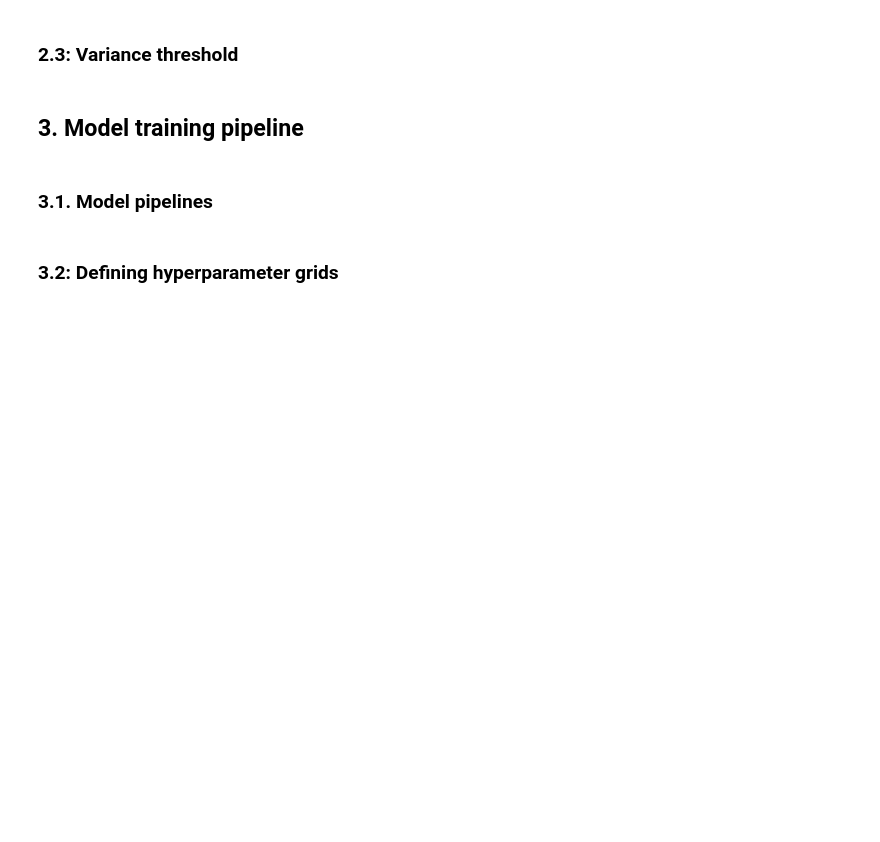
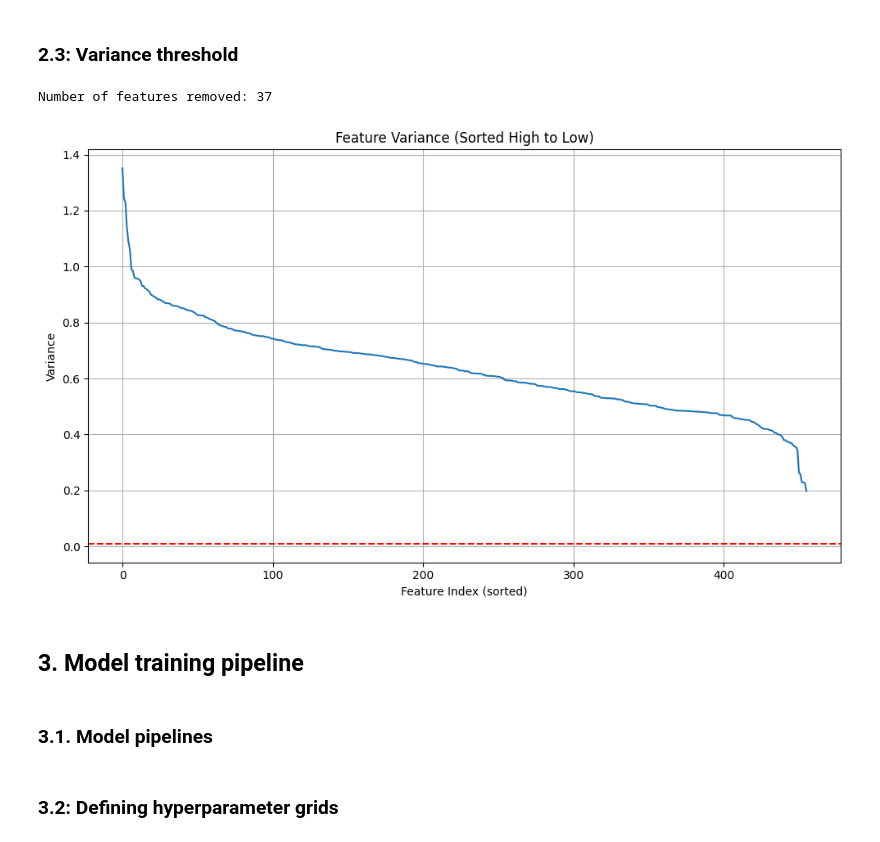
Before and after one commit to Roberto-TM/TM10007_ML_Project_group3, a Jupyter notebook: assignment.ipynb, the cells around one changed output. Drawn from its saved outputs; the diff is of its cells as text; code cells hidden in the pictures; blank space fills up the shorter version.

```diff
--- a/assignment.ipynb
+++ b/assignment.ipynb
@@ -215,18 +211,34 @@ plt.show()
 # %% [markdown]
 ### 2.3: Variance threshold
 # %%
-# # Step 2: Remove features with low variance
-# var_threshold = 0.25
-# selector = VarianceThreshold(threshold=var_threshold)
+var_threshold = 0.01
+selector = VarianceThreshold(threshold=var_threshold)
 
-# X_train_reduced = selector.fit_transform(X_scaled)
-# X_test_reduced = selector.transform(X_test)
+X_train_reduced = selector.fit_transform(X_scaled)
+X_test_reduced = selector.transform(X_test)
 
-# selected_features = X.columns[selector.get_support()]
+selected_features = X.columns[selector.get_support()]
 
-# X_train_reduced_df = pd.DataFrame(X_train_reduced, columns=selected_features)
-# X_test_reduced_df = pd.DataFrame(X_test_reduced, columns=selected_features)
+X_train_reduced_df = pd.DataFrame(X_train_reduced, columns=selected_features)
+X_test_reduced_df = pd.DataFrame(X_test_reduced, columns=selected_features)
 
-# n_selected_features = X_train_reduced_df.shape[1]
-# n_removed_features = n_features - n_selected_features
-# print(f"Number of features removed: {n_removed_features}")
+n_selected_features = X_train_reduced_df.shape[1]
+n_removed_features = n_features - n_selected_features
+print(f"Number of features removed: {n_removed_features}")
+
+variances = X_train_reduced_df.var()  # Get variance of each column
+variances_sorted = variances.sort_values(ascending=False)
+
+# Plot
+plt.figure(figsize=(10, 6))
+plt.plot(variances_sorted.values)
+plt.axhline(y=var_threshold, color='red', linestyle='--')
+plt.ylabel('Variance')
+plt.xlabel('Feature Index (sorted)')
+plt.title('Feature Variance (Sorted High to Low)')
+plt.grid(True)
+plt.tight_layout()
+plt.show()
+# %% [output]
+Number of features removed: 37
+[figure, added]
```
Also changed, not shown: parts of 20 cells of this notebook.
